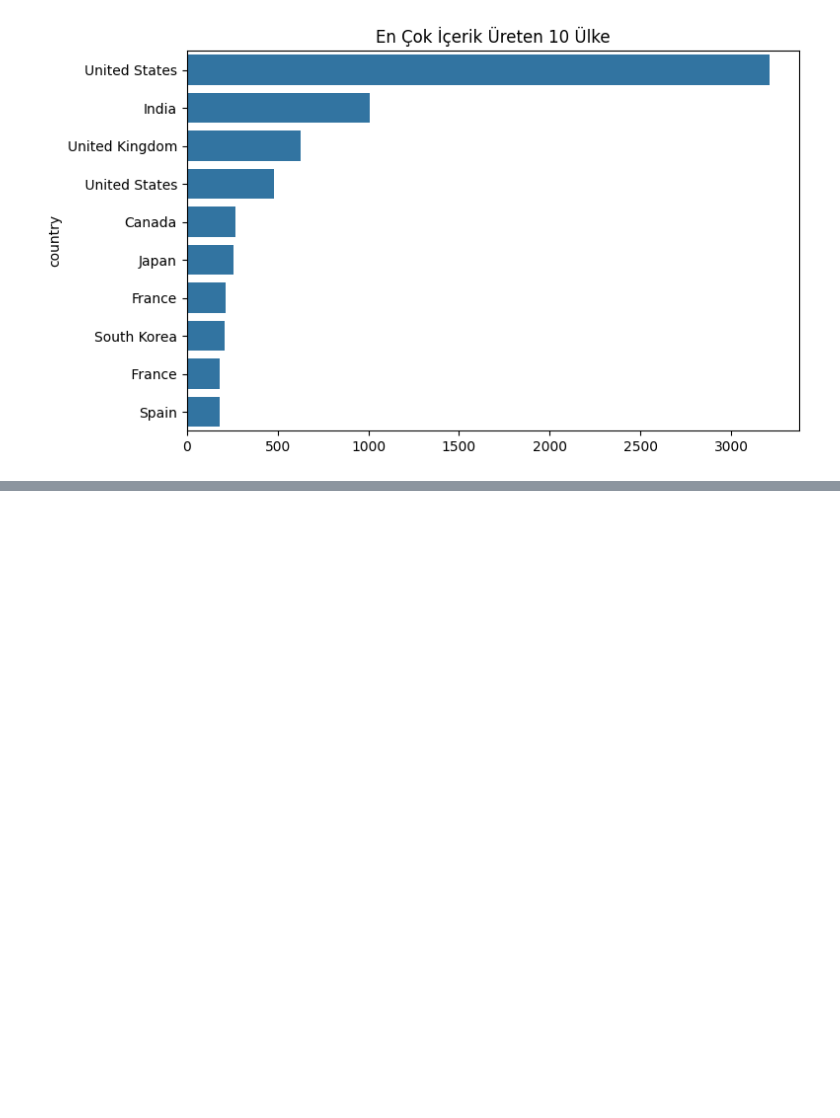
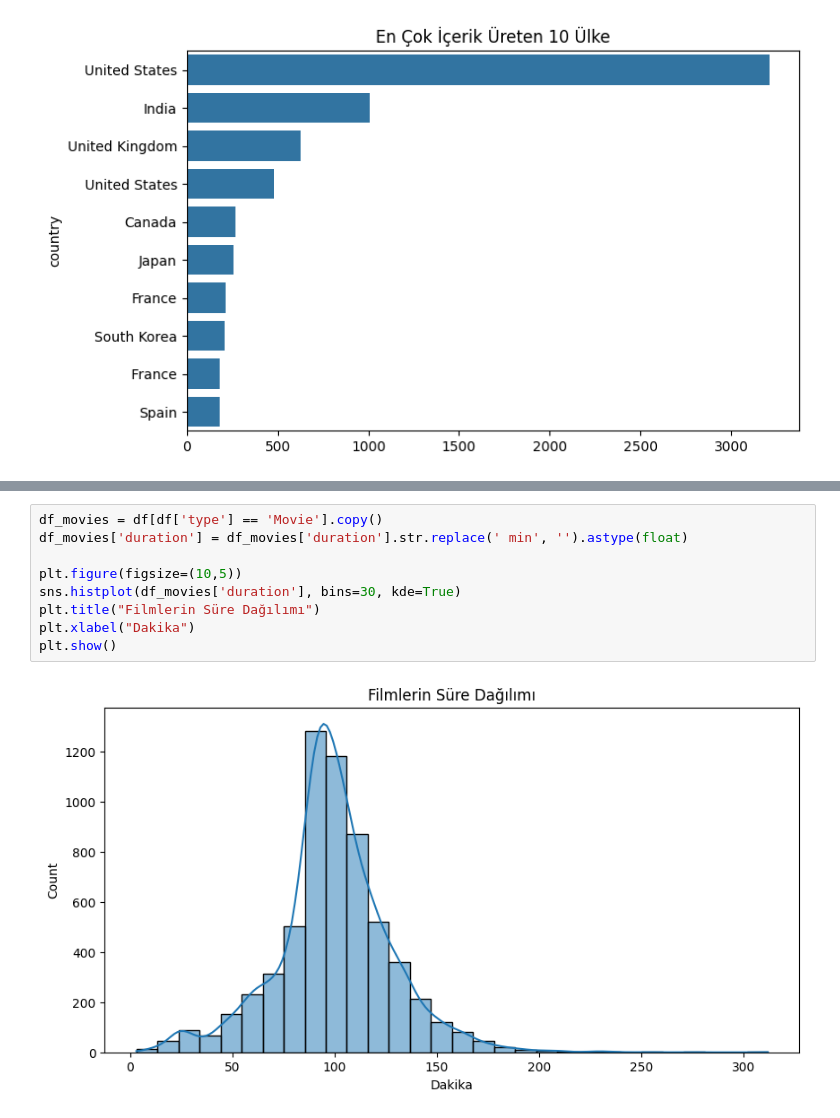
Before and after one commit to seydagultopal/netflix-data-analysis, a Jupyter notebook: notebooks/analysis.ipynb, the cells around one changed output, grey strips where cells are left out. Drawn from its saved outputs; the diff is of its cells as text; blank space fills up the shorter version.

```diff
--- a/notebooks/analysis.ipynb
+++ b/notebooks/analysis.ipynb
@@ -101,0 +108,11 @@ plt.show()
+# %%
+df_movies = df[df['type'] == 'Movie'].copy()
+df_movies['duration'] = df_movies['duration'].str.replace(' min', '').astype(float)
+
+plt.figure(figsize=(10,5))
+sns.histplot(df_movies['duration'], bins=30, kde=True)
+plt.title("Filmlerin Süre Dağılımı")
+plt.xlabel("Dakika")
+plt.show()
+# %% [output]
+[figure, added]
```
Also changed, not shown: parts of 5 cells of this notebook.
